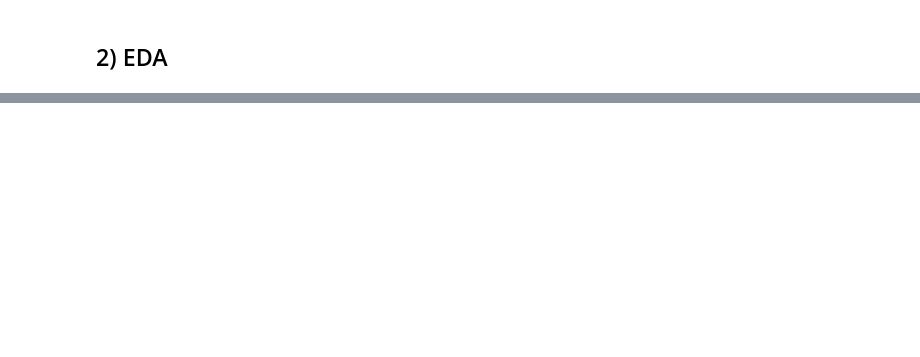
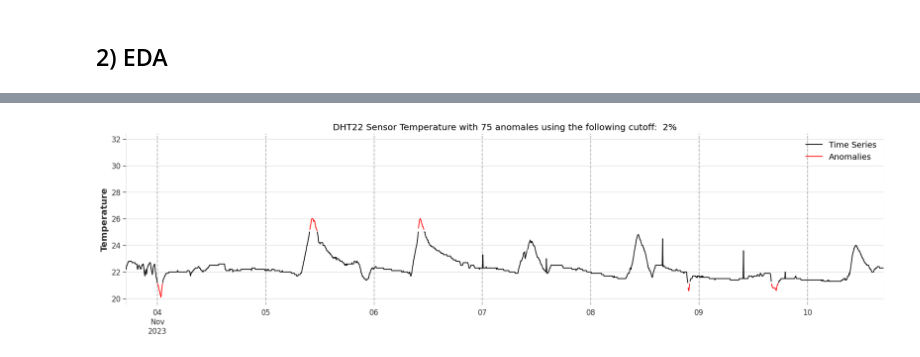
Before and after one commit to razielar/anomaly_detection, a Jupyter notebook: iot/anomaly_detection_iot.ipynb, the cells around one changed output, grey strips where cells are left out. Cells and saved outputs as stored; diff of their text form; code cells hidden in the pictures; blank space fills up the shorter version.

```diff
--- a/iot/anomaly_detection_iot.ipynb
+++ b/iot/anomaly_detection_iot.ipynb
@@ -69,0 +152,37 @@ plt.show()
+# %%
+import darts
+from darts.ad import QuantileDetector
+
+ts = darts.TimeSeries.from_series(processed_df)
+LOW_QUANTILE = 0.02
+HIGH_QUANTILE = 0.98
+anomaly_detector = QuantileDetector(low_quantile=LOW_QUANTILE, high_quantile=HIGH_QUANTILE)
+anomalies = anomaly_detector.fit_detect(ts)
+# %%
+# Vars
+anomaly_df = anomalies.pd_series().value_counts().reset_index().rename(columns={"index": "is_anomaly"})
+number_anonalies = anomaly_df[anomaly_df["is_anomaly"] == 1]["count"].values.tolist()[0]
+
+l = anomalies.pd_series().values
+indexes = ts.pd_series().index
+idx = pd.date_range(
+        min(indexes),
+        max(indexes),
+        freq="5T"
+)
+
+# Create DFs
+anomalies_series = ts.pd_series()[np.array(l, dtype=bool)].reindex(idx, fill_value= np.nan)
+nonanomalies_series = ts.pd_series()[~np.array(l, dtype=bool)].reindex(idx, fill_value= np.nan)
+# Plots
+nonanomalies_series.plot(color="black", label="Time Series")
+anomalies_series.plot(color="red", label="Anomalies")
+for i  in range_days:
+        plt.axvline(i, color='k', linestyle='--', alpha=0.3)
+plt.title(f"DHT22 Sensor Temperature with {number_anonalies} anomales using the following cutoff: {LOW_QUANTILE: .0%}")
+plt.ylabel("Temperature")
+plt.legend()
+plt.savefig("plots/darts_anomalydetection.png")
+plt.show()
+# %% [output]
+[figure, added]
```
Also changed, not shown: parts of 12 cells of this notebook, 1 other file.
